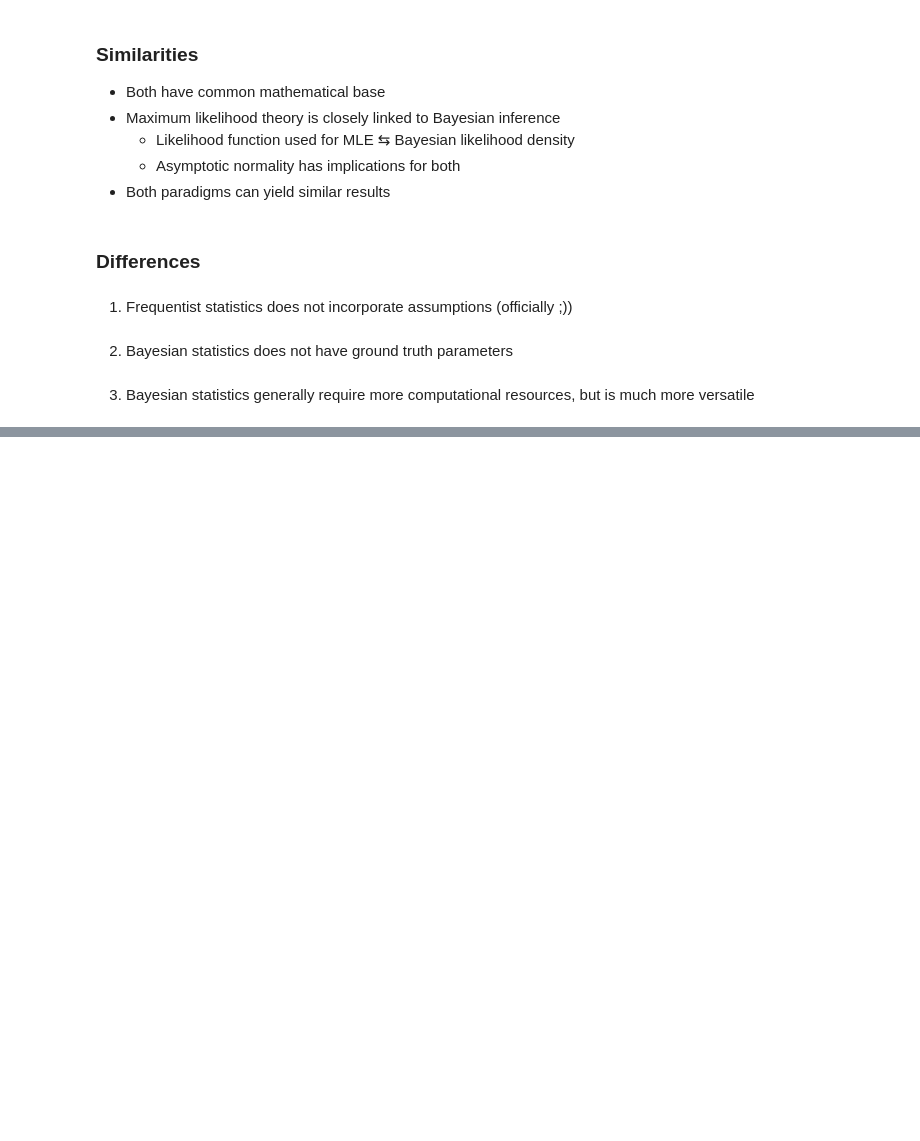
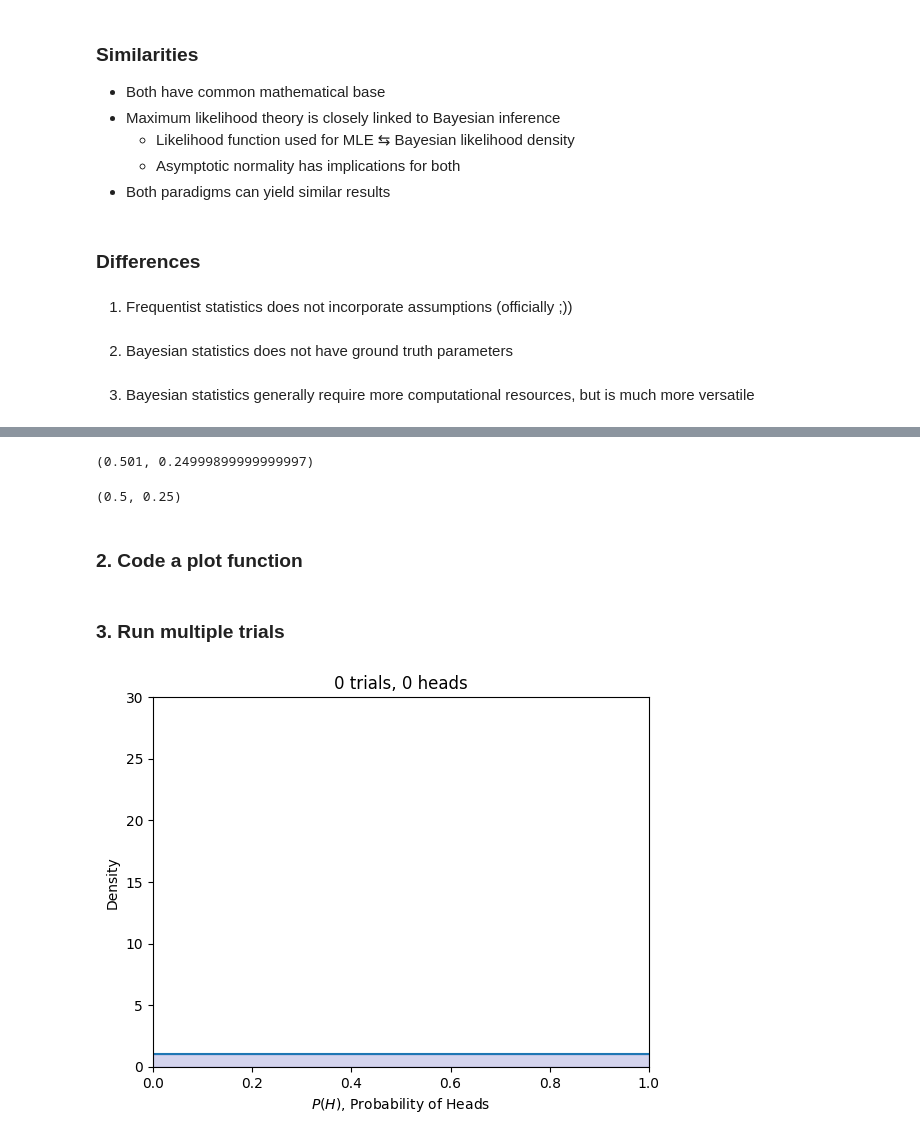
Before and after one commit to ANTS-ON/BayesianStats, a Jupyter notebook: script.ipynb, the cells around one changed output, grey strips where cells are left out. Drawn from its saved outputs; the diff is of its cells as text; code cells hidden in the pictures; blank space fills up the shorter version.

```diff
--- a/script.ipynb
+++ b/script.ipynb
@@ -107,0 +108,8 @@ mm("""graph LR; A(( )) --A--> B(Sun Exploded); A --1-A--> C(Sun Not Exploded); B
+# %%
+import numpy as np
+from scipy import stats
+from matplotlib import pyplot as plt
+
+p = 0.5
+n_draws = 1000
+data = stats.bernoulli.rvs(p, size=n_draws)
@@ -107,0 +118,31 @@ mm("""graph LR; A(( )) --A--> B(Sun Exploded); A --1-A--> C(Sun Not Exploded); B
+# %%
+data.mean(), data.var()
+# %% [output]
+(0.501, 0.24999899999999997)
+# %%
+p, (1 - p) * p # mean, variance
+# %% [output]
+(0.5, 0.25)
+# %% [markdown]
+### 2. Code a plot function
+# %%
+def plot_coin_toss(n_trials, data):
+    n_heads = data[:n_trials].sum()
+
+    x = np.linspace(0, 1, 1000)
+    posterior_pdf = stats.beta.pdf(x, 1 + n_heads, 1 + n_trials - n_heads)
+
+    plt.title("%s trials, %s heads" % (n_trials, n_heads))
+    plt.xlabel("$P(H)$, Probability of Heads")
+    plt.ylabel("Density")
+    plt.plot(x, posterior_pdf, label="observe %d tosses,\n %d heads" % (n_trials, n_heads))
+    plt.fill_between(x, 0, posterior_pdf, color="#aaaadd", alpha=0.5)
+    plt.xlim((0., 1.))
+    plt.ylim((0., 30.))
+    plt.show()
+# %% [markdown]
+### 3. Run multiple trials
+# %%
+plot_coin_toss(0, data)
+# %% [output]
+[figure, added]
```
Also changed, not shown: parts of 8 cells of this notebook.
